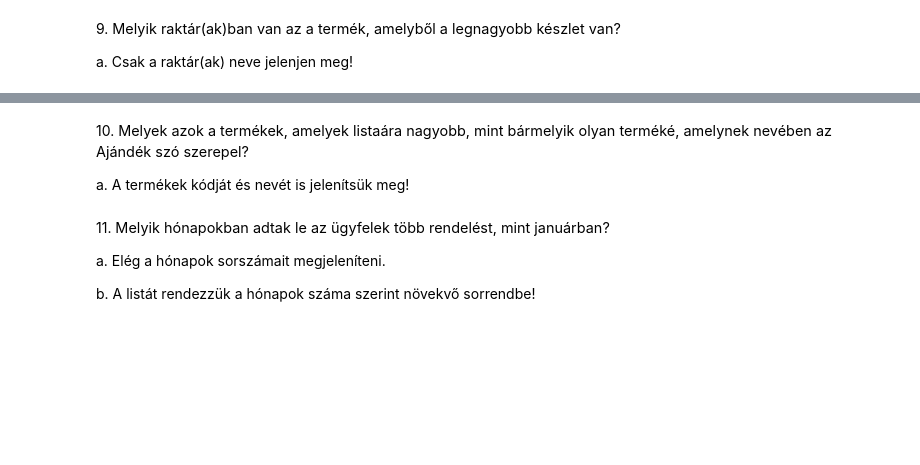
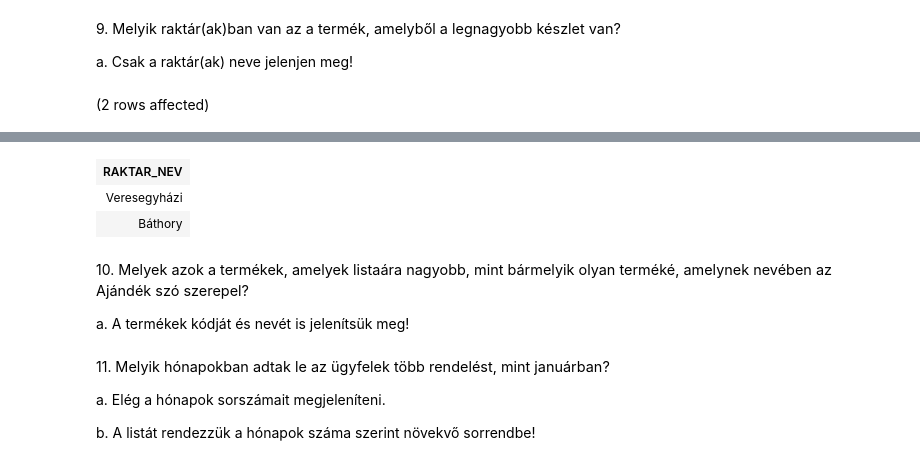
Before and after one commit to BeszeZsolt/sqlgyak, a Jupyter notebook: gyakorlat06_feladatok.ipynb, the cells around one changed output, grey strips where cells are left out. Cells and saved outputs as stored; diff of their text form; code cells hidden in the pictures; blank space fills up the shorter version.

```diff
--- a/gyakorlat06_feladatok.ipynb
+++ b/gyakorlat06_feladatok.ipynb
@@ -92,3 +141,13 @@ a. Csak az ügyfelek neve jelenjen meg!
 9. <span style="background-color: rgb(255, 255, 255); color: rgb(0, 0, 0); font-family: &quot;Open Sans&quot;, sans-serif; font-size: 14.44px;">Melyik raktár(ak)ban van az a termék, amelyből a legnagyobb készlet van?&nbsp;</span>
 
 a. Csak a raktár(ak) neve jelenjen meg!
+# %%
+SELECT r.RAKTAR_NEV
+FROM Termek t JOIN Raktar r On t.RAKTAR_KOD=r.RAKTAR_KOD
+WHERE t.KESZLET =
+(
+    SELECT MAX(t.KESZLET)
+    FROM Termek t
+)
+# %% [output]
+(2 rows affected)
@@ -95,3 +155,6 @@ a. Csak a raktár(ak) neve jelenjen meg!
+| RAKTAR_NEV |
+| Veresegyházi |
+| Báthory |
 # %% [markdown]
 10. <span style="background-color: rgb(255, 255, 255); color: rgb(0, 0, 0); font-family: &quot;Open Sans&quot;, sans-serif; font-size: 14.44px;">Melyek azok a termékek, amelyek listaára nagyobb, mint bármelyik olyan terméké, amelynek nevében az Ajándék szó szerepel?&nbsp;</span>
 
```
Also changed, not shown: parts of 4 cells of this notebook.
